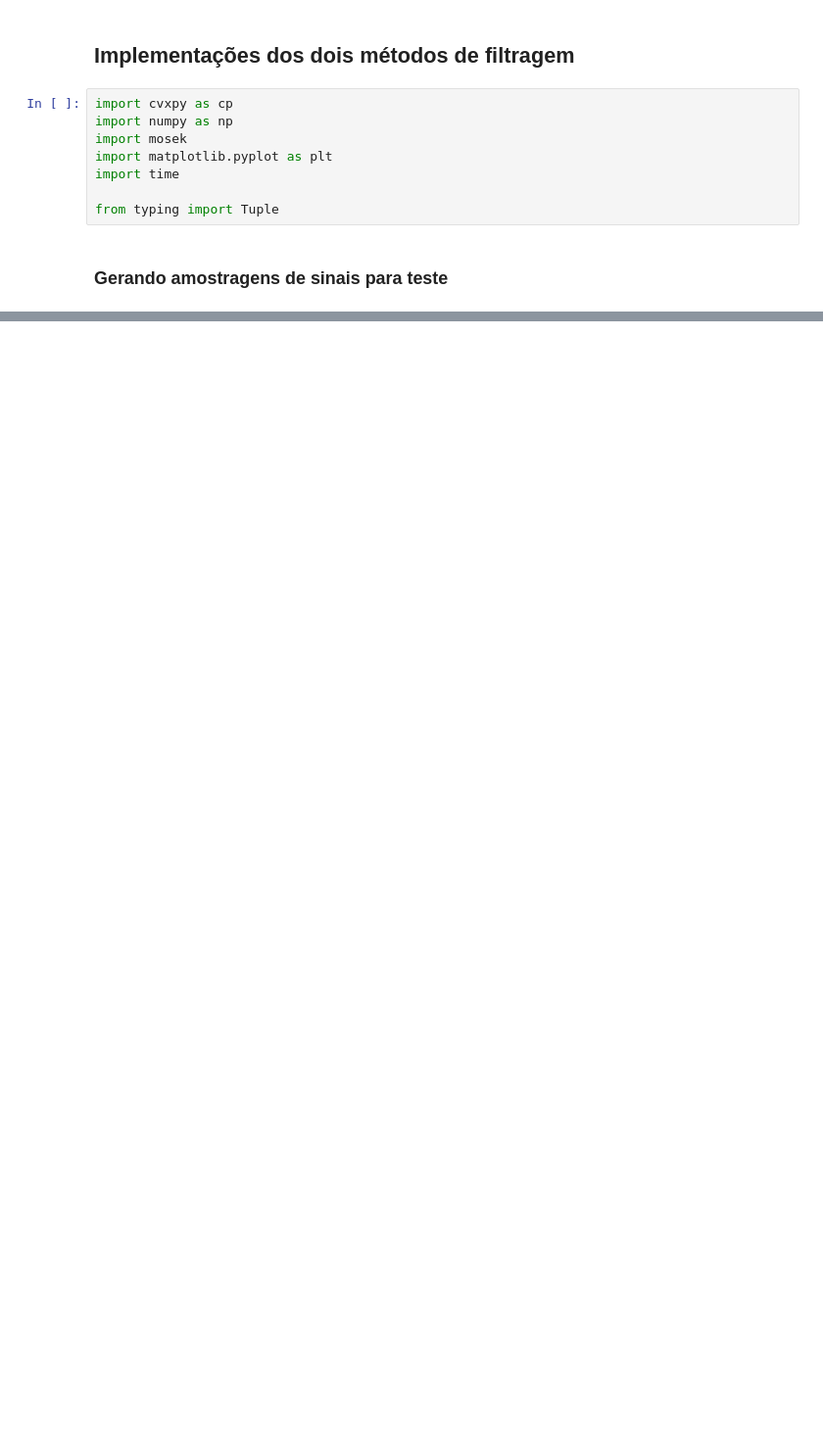
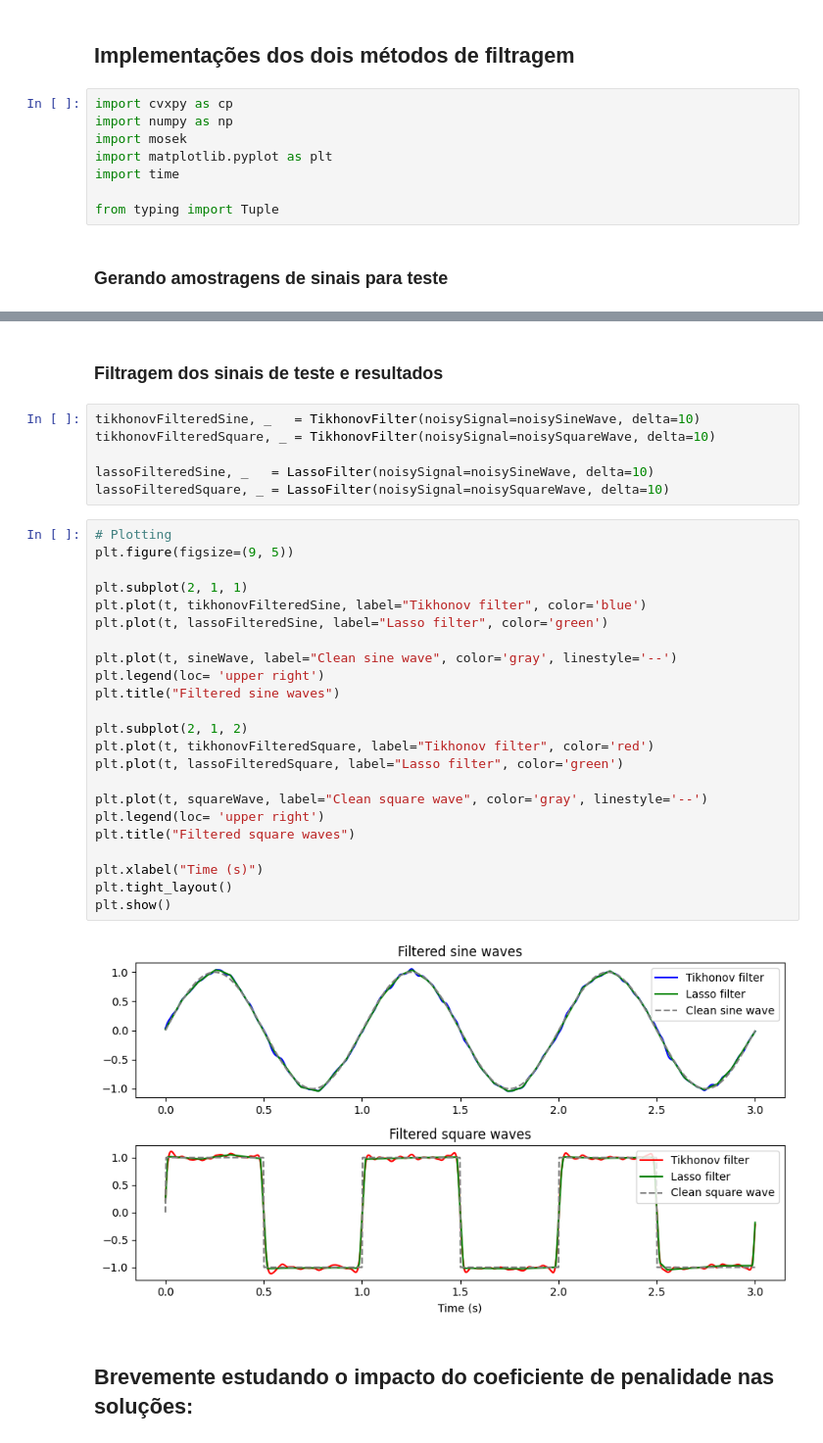
Before and after one commit to arthurkenzo/atividades_ia525, a Jupyter notebook: atividade_3.ipynb, the cells around one changed output, grey strips where cells are left out. Shown at 98% size. Drawn from its saved outputs; the diff is of its cells as text; blank space fills up the shorter version.

Commit message:
Finalizada atividade 3: implementação de filtros Tikhonov e Lasso, análise do impacto das penalidades nas soluções.

```diff
--- a/atividade_3.ipynb
+++ b/atividade_3.ipynb
@@ -93,0 +173,35 @@ plt.show()
+# %% [markdown]
+### Filtragem dos sinais de teste e resultados
+# %%
+tikhonovFilteredSine, _   = TikhonovFilter(noisySignal=noisySineWave, delta=10)
+tikhonovFilteredSquare, _ = TikhonovFilter(noisySignal=noisySquareWave, delta=10)
+
+lassoFilteredSine, _   = LassoFilter(noisySignal=noisySineWave, delta=10)
+lassoFilteredSquare, _ = LassoFilter(noisySignal=noisySquareWave, delta=10)
+# %%
+# Plotting
+plt.figure(figsize=(9, 5))
+
+plt.subplot(2, 1, 1)
+plt.plot(t, tikhonovFilteredSine, label="Tikhonov filter", color='blue')
+plt.plot(t, lassoFilteredSine, label="Lasso filter", color='green')
+
+plt.plot(t, sineWave, label="Clean sine wave", color='gray', linestyle='--')
+plt.legend(loc= 'upper right')
+plt.title("Filtered sine waves")
+
+plt.subplot(2, 1, 2)
+plt.plot(t, tikhonovFilteredSquare, label="Tikhonov filter", color='red')
+plt.plot(t, lassoFilteredSquare, label="Lasso filter", color='green')
+
+plt.plot(t, squareWave, label="Clean square wave", color='gray', linestyle='--')
+plt.legend(loc= 'upper right')
+plt.title("Filtered square waves")
+
+plt.xlabel("Time (s)")
+plt.tight_layout()
+plt.show()
+# %% [output]
+[figure, added]
+# %% [markdown]
+## Brevemente estudando o impacto do coeficiente de penalidade nas soluções:
```
Also changed, not shown: parts of 11 cells of this notebook.
